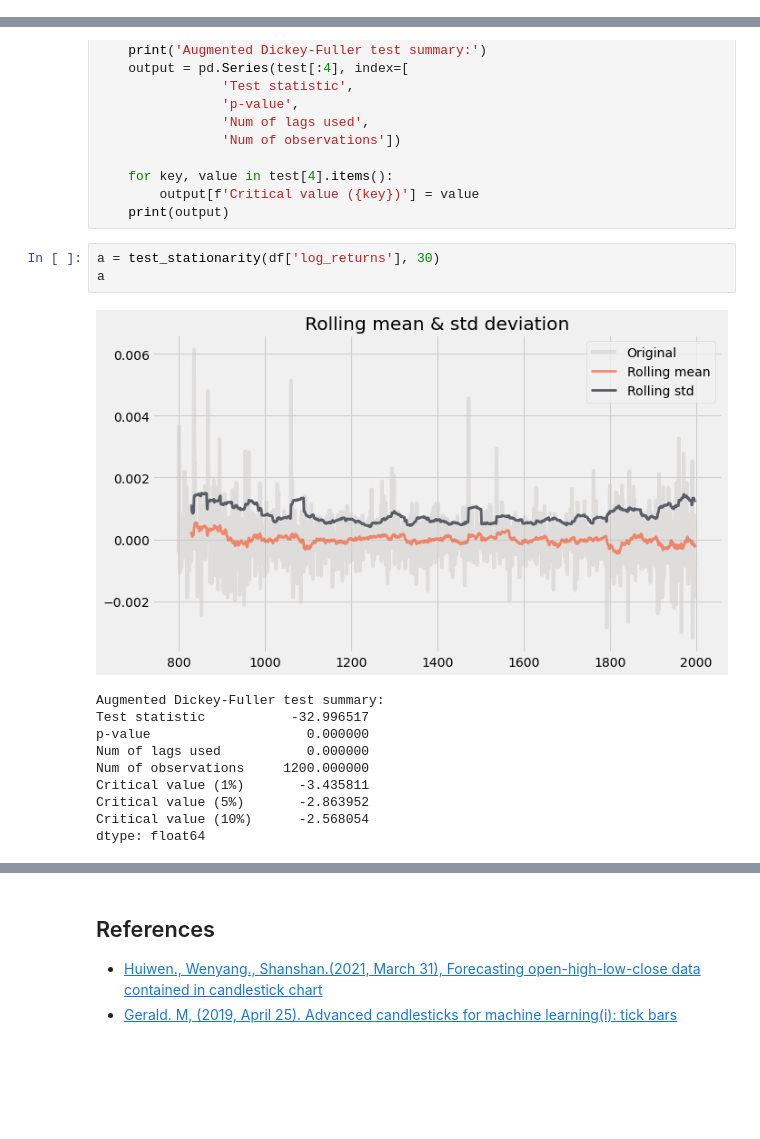
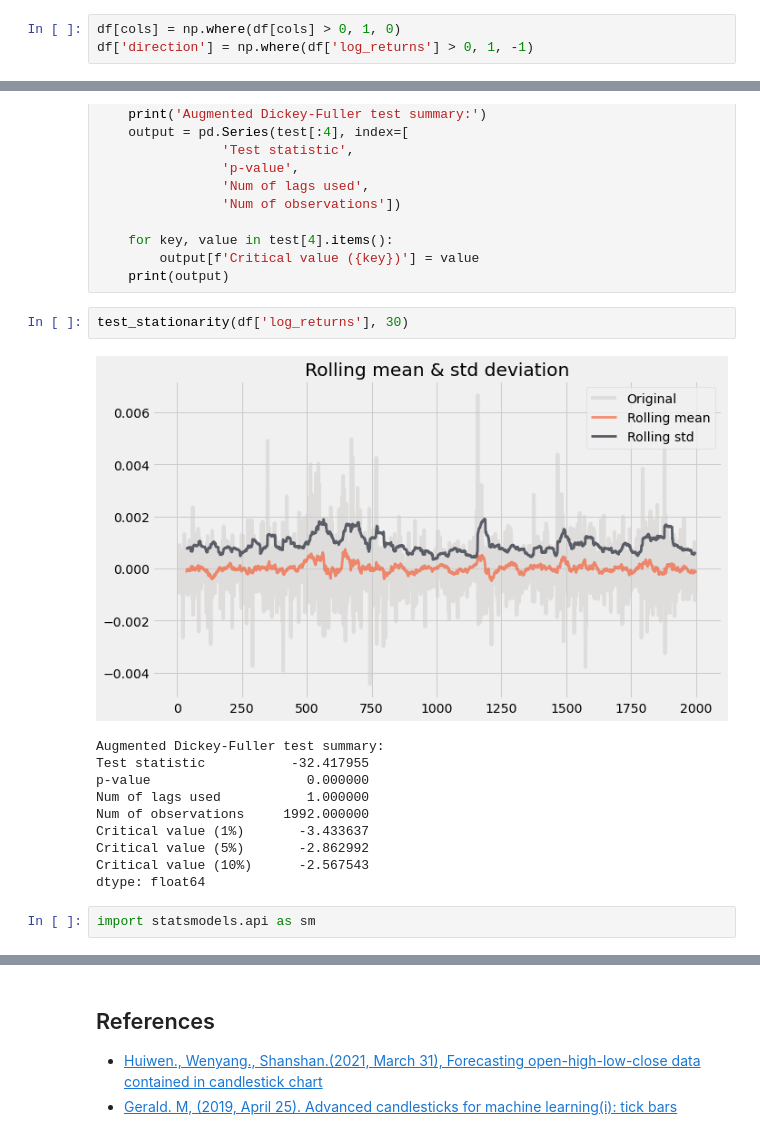
Before and after one commit to pehcy/binoculars, a Jupyter notebook: src/notebooks/backtesting.ipynb, the cells around one changed output, grey strips where cells are left out. Drawn from its saved outputs; the diff is of its cells as text; blank space fills up the shorter version.

```diff
--- a/src/notebooks/backtesting.ipynb
+++ b/src/notebooks/backtesting.ipynb
@@ -93,0 +91,3 @@ corr
+# %%
+df[cols] = np.where(df[cols] > 0, 1, 0)
+df['direction'] = np.where(df['log_returns'] > 0, 1, -1)
@@ -265,16 +311,17 @@ def test_stationarity(data: pd.DataFrame, period: int):
         output[f'Critical value ({key})'] = value
     print(output)
 # %%
-a = test_stationarity(df['log_returns'], 30)
-a
+test_stationarity(df['log_returns'], 30)
 # %% [output]
-[figure, old version]
+[figure, new version]
 Augmented Dickey-Fuller test summary:
-Test statistic           -32.996517
+Test statistic           -32.417955
 p-value                    0.000000
-Num of lags used           0.000000
-Num of observations     1200.000000
-Critical value (1%)       -3.435811
-Critical value (5%)       -2.863952
-Critical value (10%)      -2.568054
+Num of lags used           1.000000
+Num of observations     1992.000000
+Critical value (1%)       -3.433637
+Critical value (5%)       -2.862992
+Critical value (10%)      -2.567543
 dtype: float64
+# %%
+import statsmodels.api as sm
```
Also changed, not shown: parts of 27 cells of this notebook, 12 other files.
